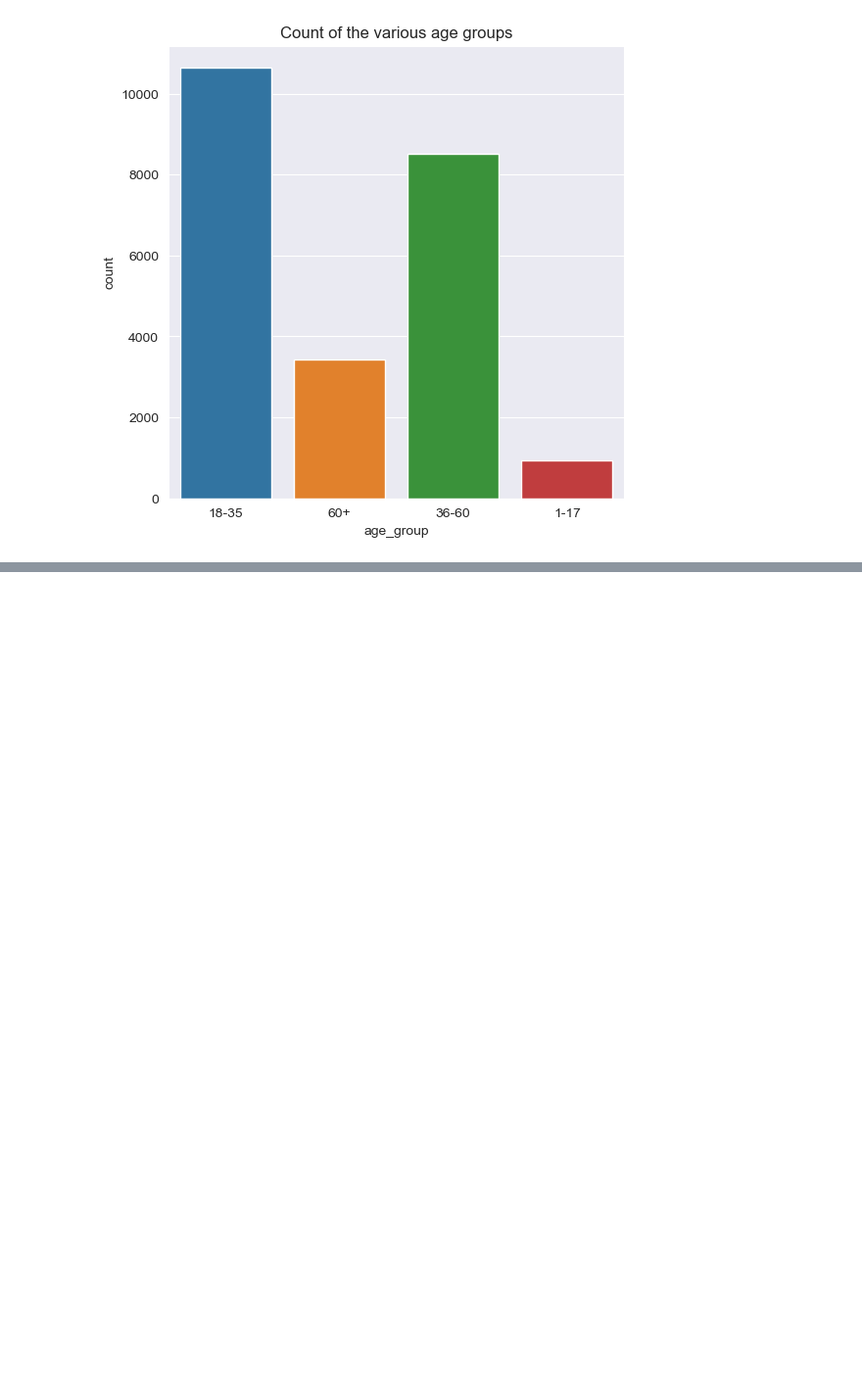
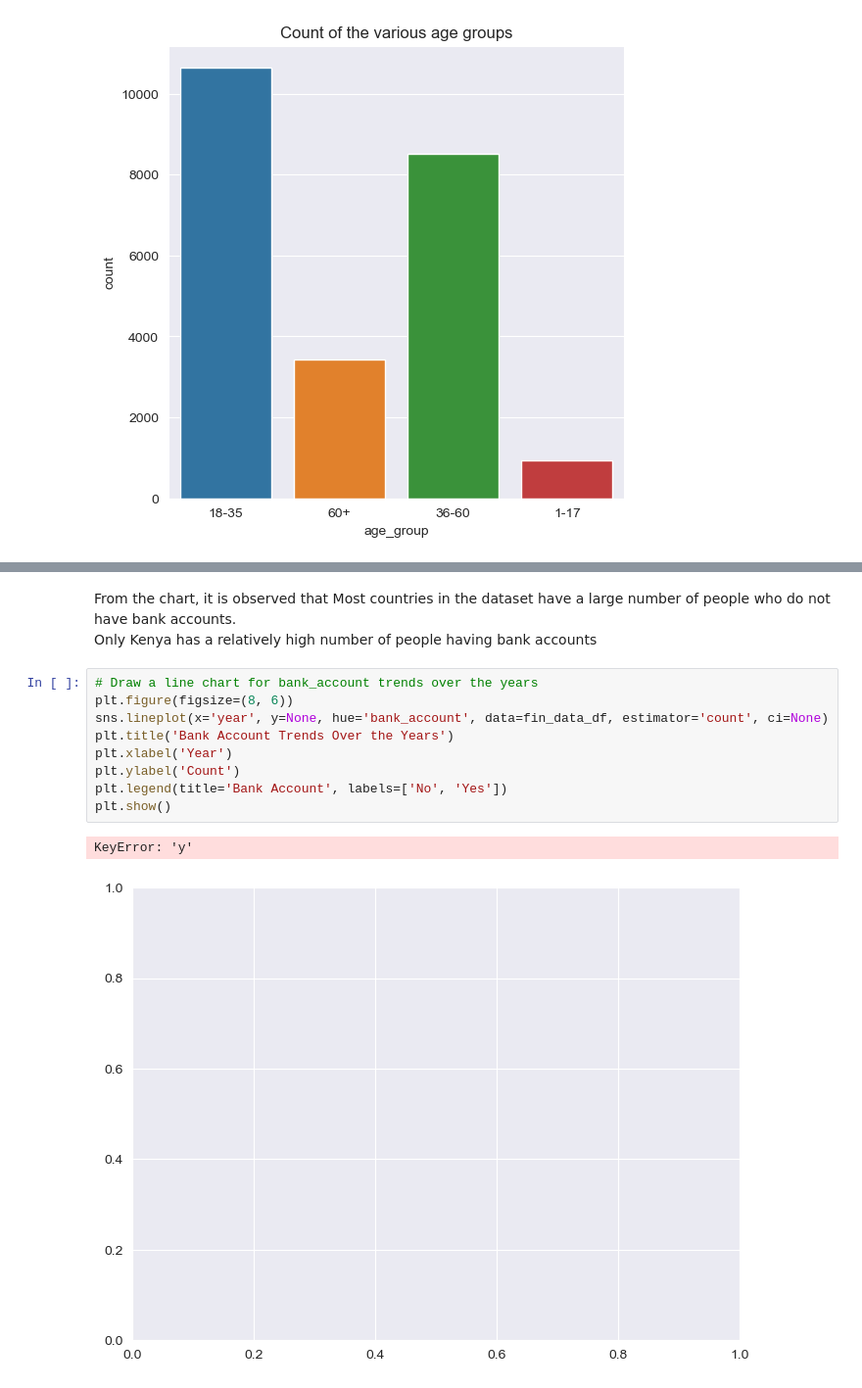
Before and after one commit to Jefest1/financial_inclusion, a Jupyter notebook: fin_inc.ipynb, the cells around one changed output, grey strips where cells are left out. Shown at 98% size. Drawn from its saved outputs; the diff is of its cells as text; blank space fills up the shorter version.

```diff
--- a/fin_inc.ipynb
+++ b/fin_inc.ipynb
@@ -237,0 +275,14 @@ sns.countplot(x= 'age_group', data=fin_data_df).set(title='Count of the various
+# %% [markdown]
+From the chart, it is observed that Most countries in the dataset have a large number of people who do not have bank accounts. <br> Only Kenya has a relatively high number of people having bank accounts
+# %%
+# Draw a line chart for bank_account trends over the years
+plt.figure(figsize=(8, 6))
+sns.lineplot(x='year', y=None, hue='bank_account', data=fin_data_df, estimator='count', ci=None)
+plt.title('Bank Account Trends Over the Years')
+plt.xlabel('Year')
+plt.ylabel('Count')
+plt.legend(title='Bank Account', labels=['No', 'Yes'])
+plt.show()
+# %% [output]
+KeyError: 'y'
+[figure, added]
```
Also changed, not shown: parts of 4 cells of this notebook.
